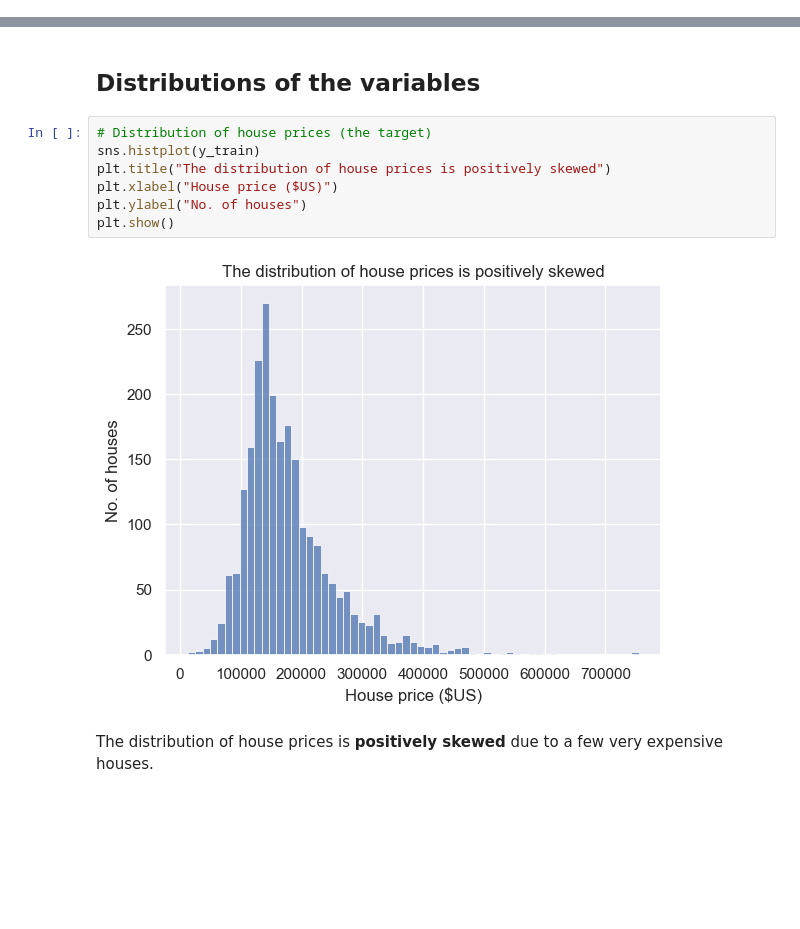
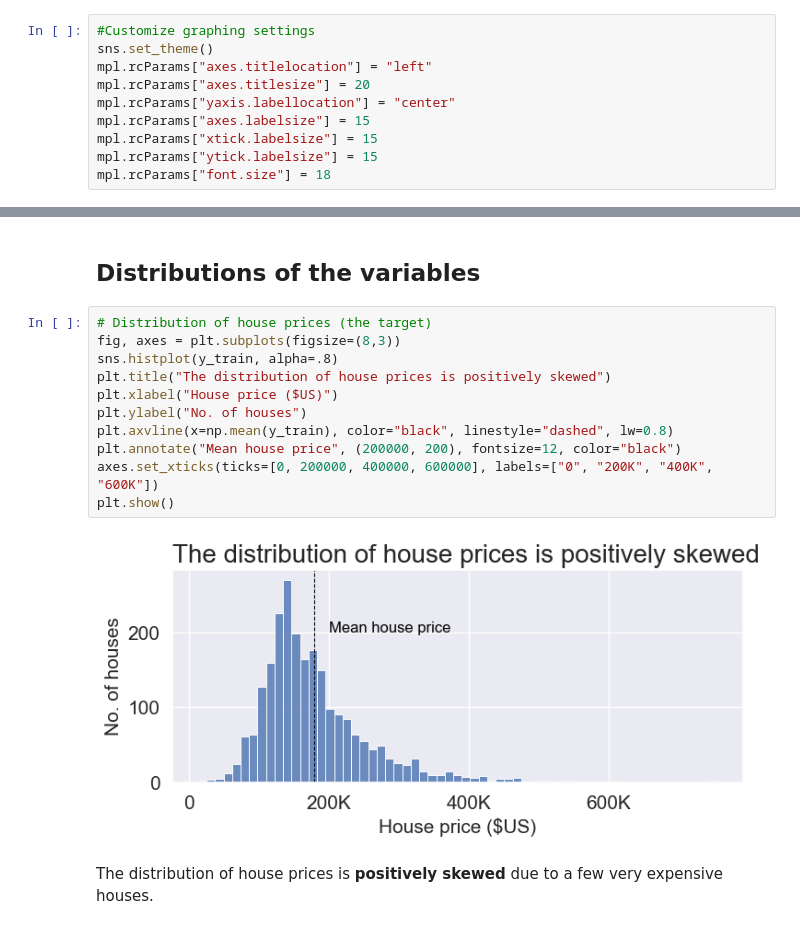
Before and after one commit to blue-fish-0/Data-Analytics-Projects, a Jupyter notebook: House Prices Prediction/house-prices-prediction.ipynb, the cells around one changed output, grey strips where cells are left out. Cells and saved outputs as stored; diff of their text form; blank space fills up the shorter version.

Commit message:
Improved graph design

```diff
--- a/House Prices Prediction/house-prices-prediction.ipynb
+++ b/House Prices Prediction/house-prices-prediction.ipynb
@@ -35,3 +33,13 @@ sns.set_theme()
+# %%
+#Customize graphing settings
+sns.set_theme()
+mpl.rcParams["axes.titlelocation"] = "left"
+mpl.rcParams["axes.titlesize"] = 20
+mpl.rcParams["yaxis.labellocation"] = "center"
+mpl.rcParams["axes.labelsize"] = 15
+mpl.rcParams["xtick.labelsize"] = 15
+mpl.rcParams["ytick.labelsize"] = 15
+mpl.rcParams["font.size"] = 18
 # %%
 def print_X_size(
     name: str, X: pd.DataFrame) -> None:
@@ -81,13 +89,17 @@ X_test size: 586 observations, 34 predictors
 ## Distributions of the variables
 # %%
 # Distribution of house prices (the target)
-sns.histplot(y_train)
+fig, axes = plt.subplots(figsize=(8,3))
+sns.histplot(y_train, alpha=.8)
 plt.title("The distribution of house prices is positively skewed")
 plt.xlabel("House price ($US)")
 plt.ylabel("No. of houses")
+plt.axvline(x=np.mean(y_train), color="black", linestyle="dashed", lw=0.8)
+plt.annotate("Mean house price", (200000, 200), fontsize=12, color="black")
+axes.set_xticks(ticks=[0, 200000, 400000, 600000], labels=["0", "200K", "400K", "600K"])
 plt.show()
 # %% [output]
-[figure, old version]
+[figure, new version]
 # %% [markdown]
 The distribution of house prices is **positively skewed** due to a few very expensive houses.
 # %%
```
Also changed, not shown: parts of 10 cells of this notebook.
